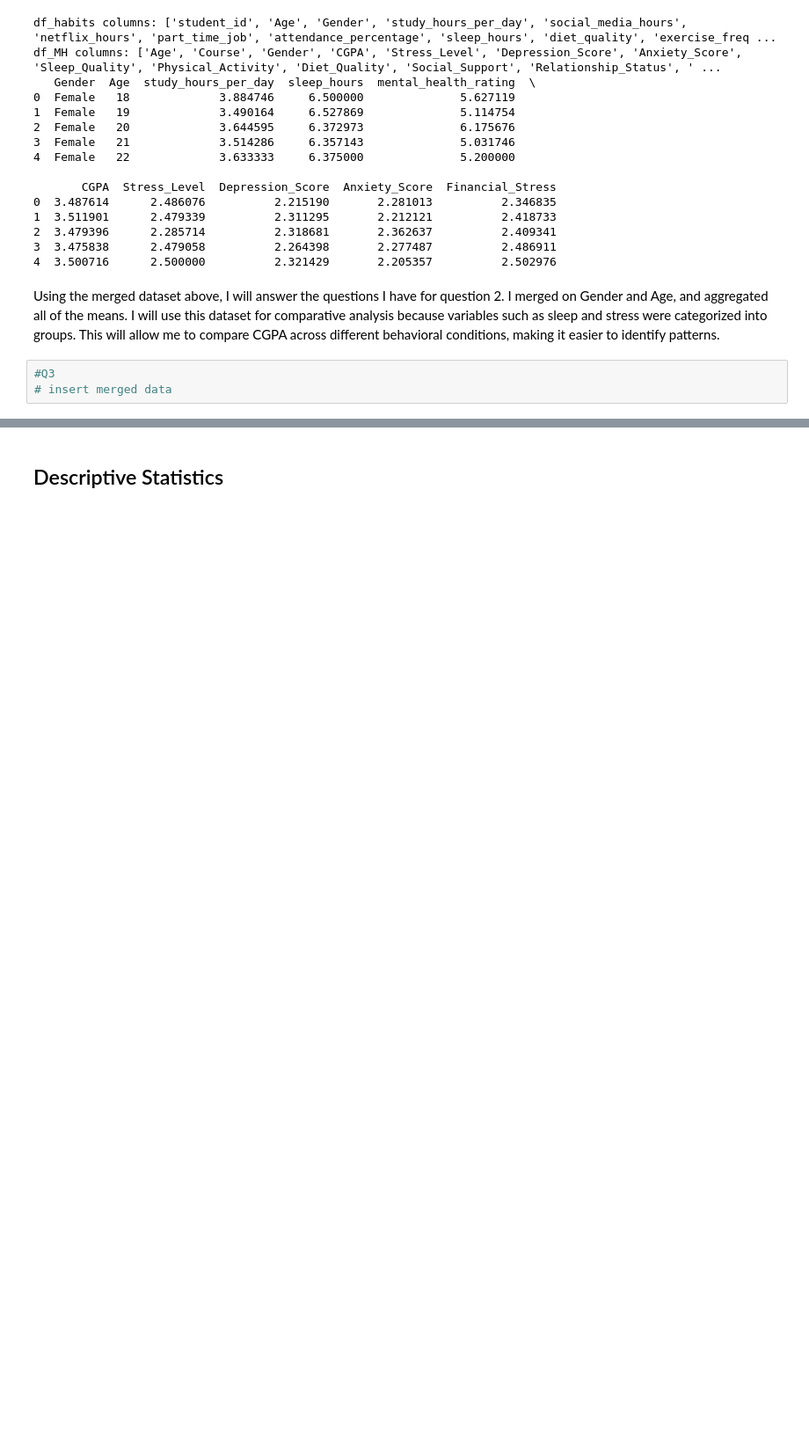
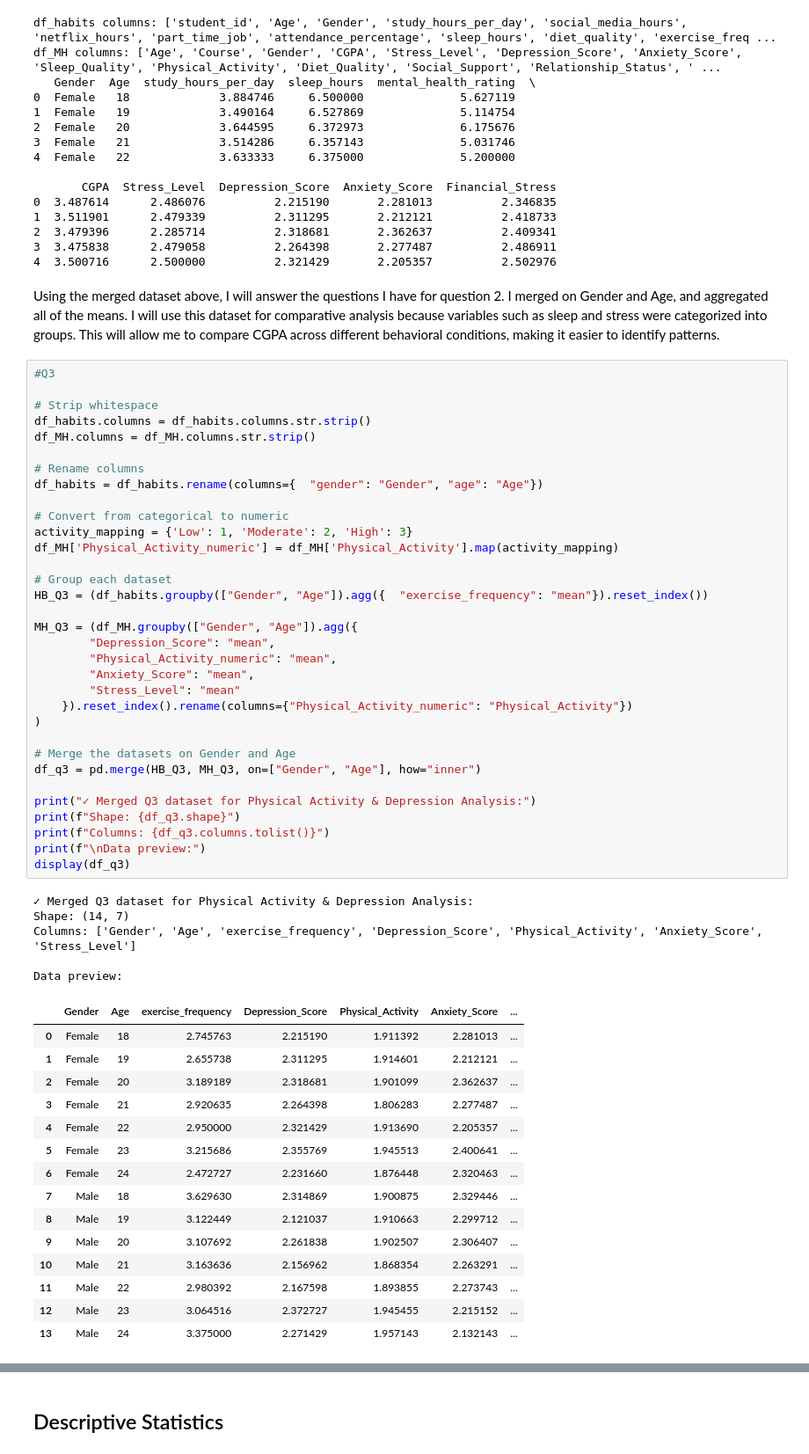
Before and after one commit to rebeccafalash/project_2_618, a Jupyter notebook: project1_v2.ipynb, the cells around one changed output, grey strips where cells are left out. Shown at 88% size. Drawn from its saved outputs; the diff is of its cells as text; blank space fills up the shorter version.

```diff
--- a/project1_v2.ipynb
+++ b/project1_v2.ipynb
@@ -172,4 +174,55 @@ df_MH columns: ['Age', 'Course', 'Gender', 'CGPA', 'Stress_Level', 'Depression_S
 Using the merged dataset above, I will answer the questions I have for question 2. I merged on Gender and Age, and aggregated all of the means. I will use this dataset for comparative analysis because variables such as sleep and stress were categorized into groups. This will allow me to compare CGPA across different behavioral conditions, making it easier to identify patterns.
 # %%
 #Q3
-# insert merged data
+
+# Strip whitespace
+df_habits.columns = df_habits.columns.str.strip()
+df_MH.columns = df_MH.columns.str.strip()
+
+# Rename columns
+df_habits = df_habits.rename(columns={  "gender": "Gender", "age": "Age"})
+
+# Convert from categorical to numeric
+activity_mapping = {'Low': 1, 'Moderate': 2, 'High': 3}
+df_MH['Physical_Activity_numeric'] = df_MH['Physical_Activity'].map(activity_mapping)
+
+# Group each dataset
+HB_Q3 = (df_habits.groupby(["Gender", "Age"]).agg({  "exercise_frequency": "mean"}).reset_index())
+
+MH_Q3 = (df_MH.groupby(["Gender", "Age"]).agg({
+        "Depression_Score": "mean",
+        "Physical_Activity_numeric": "mean",
+        "Anxiety_Score": "mean",
+        "Stress_Level": "mean"
+    }).reset_index().rename(columns={"Physical_Activity_numeric": "Physical_Activity"})
+)
+
+# Merge the datasets on Gender and Age
+df_q3 = pd.merge(HB_Q3, MH_Q3, on=["Gender", "Age"], how="inner")
+
+print("✓ Merged Q3 dataset for Physical Activity & Depression Analysis:")
+print(f"Shape: {df_q3.shape}")
+print(f"Columns: {df_q3.columns.tolist()}")
+print(f"\nData preview:")
+display(df_q3)
+# %% [output]
+✓ Merged Q3 dataset for Physical Activity & Depression Analysis:
+Shape: (14, 7)
+Columns: ['Gender', 'Age', 'exercise_frequency', 'Depression_Score', 'Physical_Activity', 'Anxiety_Score', 'Stress_Level']
+
+Data preview:
+|  | Gender | Age | exercise_frequency | Depression_Score | Physical_Activity | Anxiety_Score | ... |
+| 0 | Female | 18 | 2.745763 | 2.215190 | 1.911392 | 2.281013 | ... |
+| 1 | Female | 19 | 2.655738 | 2.311295 | 1.914601 | 2.212121 | ... |
+| 2 | Female | 20 | 3.189189 | 2.318681 | 1.901099 | 2.362637 | ... |
+| 3 | Female | 21 | 2.920635 | 2.264398 | 1.806283 | 2.277487 | ... |
+| 4 | Female | 22 | 2.950000 | 2.321429 | 1.913690 | 2.205357 | ... |
+| 5 | Female | 23 | 3.215686 | 2.355769 | 1.945513 | 2.400641 | ... |
+| 6 | Female | 24 | 2.472727 | 2.231660 | 1.876448 | 2.320463 | ... |
+| 7 | Male | 18 | 3.629630 | 2.314869 | 1.900875 | 2.329446 | ... |
+| 8 | Male | 19 | 3.122449 | 2.121037 | 1.910663 | 2.299712 | ... |
+| 9 | Male | 20 | 3.107692 | 2.261838 | 1.902507 | 2.306407 | ... |
+| 10 | Male | 21 | 3.163636 | 2.156962 | 1.868354 | 2.263291 | ... |
+| 11 | Male | 22 | 2.980392 | 2.167598 | 1.893855 | 2.273743 | ... |
+| 12 | Male | 23 | 3.064516 | 2.372727 | 1.945455 | 2.215152 | ... |
+| 13 | Male | 24 | 3.375000 | 2.271429 | 1.957143 | 2.132143 | ... |
```
Also changed, not shown: parts of 14 cells of this notebook.
